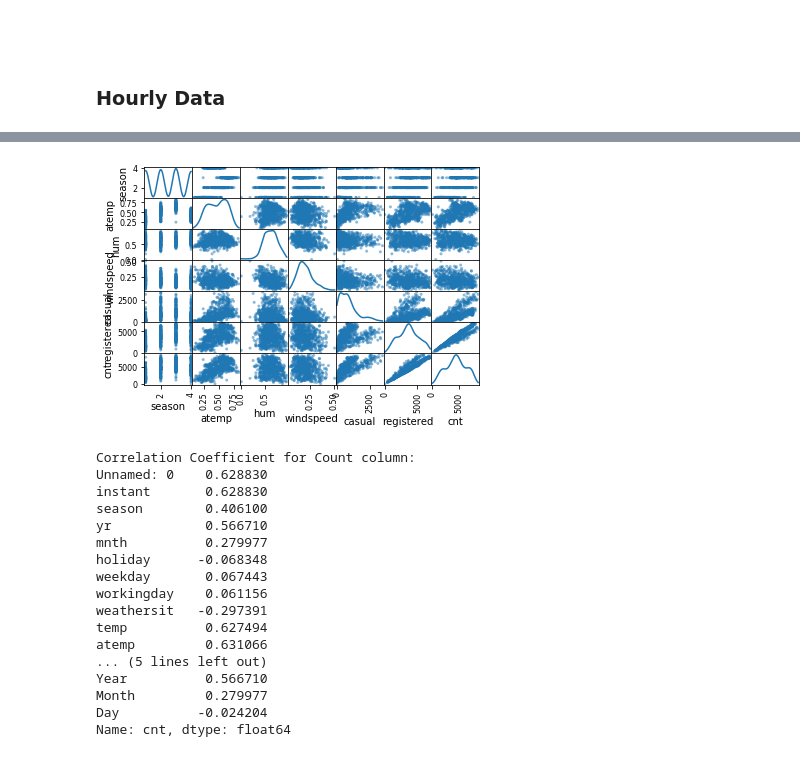
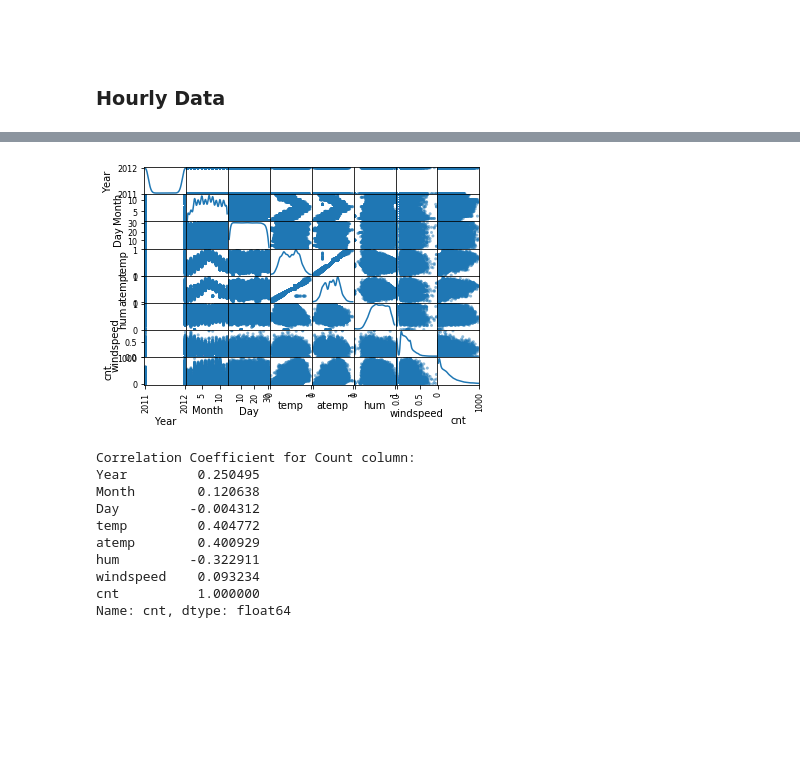
Before and after one commit to adigal12/BikeShare_MiniProject, a Jupyter notebook: Notebooks/2_EDA.ipynb, the cells around one changed output, grey strips where cells are left out. Drawn from its saved outputs; the diff is of its cells as text; code cells hidden in the pictures; blank space fills up the shorter version.

Commit message:
Fixed error in 1_DataWrangling, updated file for hourly_clean.csv, updated 2_EDA. Updated all htmls too.

```diff
--- a/Notebooks/2_EDA.ipynb
+++ b/Notebooks/2_EDA.ipynb
@@ -110,30 +126,23 @@ Rows, Columns =  (731, 20)
 # %%
 # Continuous features
-hourly_cont = hourly[["season", "atemp", "hum", "windspeed", "casual", "registered", "cnt"]]
+hourly_cont = hourly[["Year", "Month", "Day", "temp", "atemp", "hum", "windspeed", "cnt"]]
 
 # Correlation Analysis on continous features
 scatter_matrix(hourly_cont, diagonal = 'kde')
 plt.show()
 
 # Correlation analysis with "count" column
 print("Correlation Coefficient for Count column: ")
-print(hourly.corr(method="pearson")["cnt"])
+print(hourly_cont.corr(method="pearson")["cnt"])
 # %% [output]
-[figure, old version]
+[figure, new version]
 Correlation Coefficient for Count column:
-Unnamed: 0    0.628830
-instant       0.628830
-season        0.406100
-yr            0.566710
-mnth          0.279977
-holiday      -0.068348
-weekday       0.067443
-workingday    0.061156
-weathersit   -0.297391
-temp          0.627494
-atemp         0.631066
-... (5 lines left out)
-Year          0.566710
-Month         0.279977
-Day          -0.024204
+Year         0.250495
+Month        0.120638
+Day         -0.004312
+temp         0.404772
+atemp        0.400929
+hum         -0.322911
+windspeed    0.093234
+cnt          1.000000
 Name: cnt, dtype: float64
```
Also changed, not shown: parts of 10 cells of this notebook, 4 other files.
